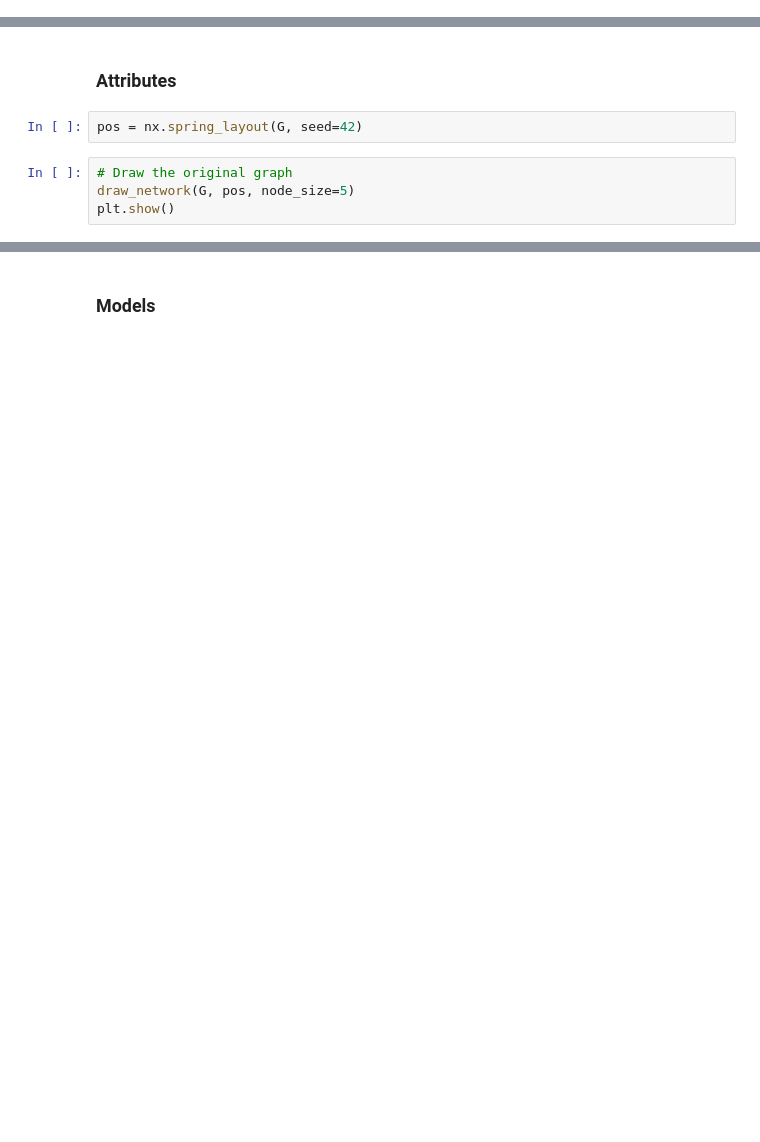
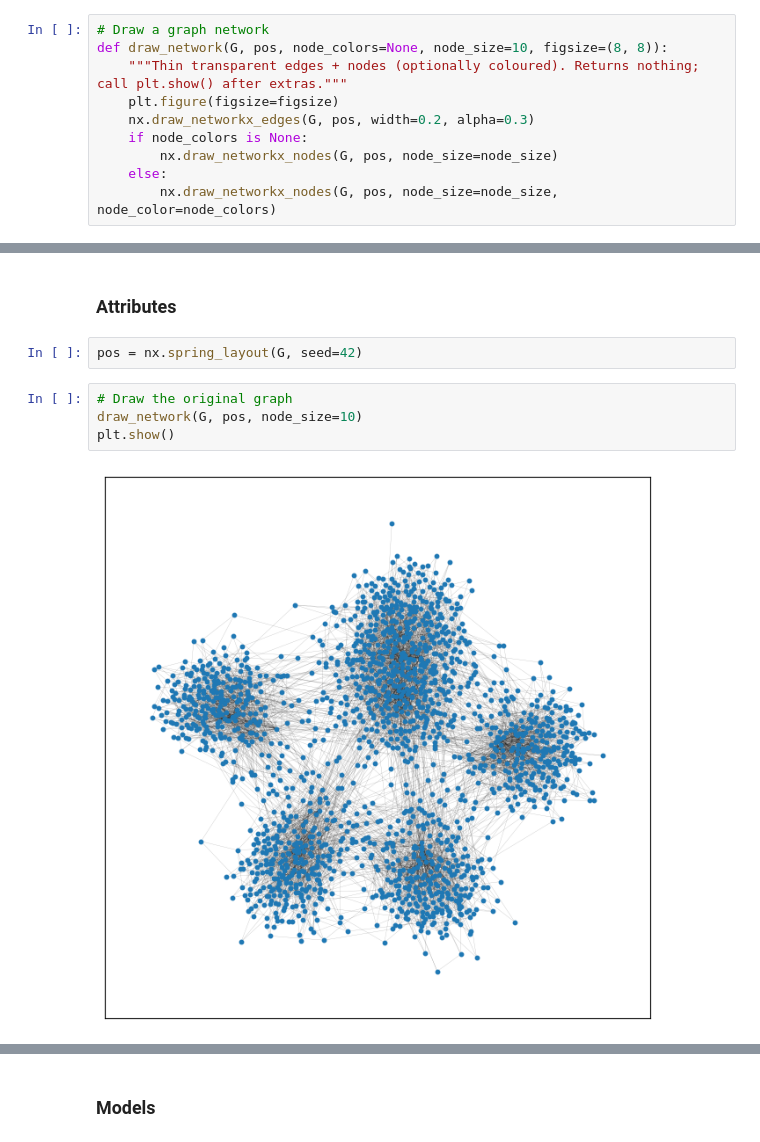
Before and after one commit to jacobgroot/FDS_2, a Jupyter notebook: assignment_2.ipynb, the cells around one changed output, grey strips where cells are left out. Saved outputs shown, nothing was run; the diff lists cells and outputs as text; blank space fills up the shorter version.

```diff
--- a/assignment_2.ipynb
+++ b/assignment_2.ipynb
@@ -47,0 +66,10 @@ nx.set_node_attributes(G, dict(zip(attrs.ID, attrs.attribute)), "attr")
+# %%
+# Draw a graph network
+def draw_network(G, pos, node_colors=None, node_size=10, figsize=(8, 8)):
+    """Thin transparent edges + nodes (optionally coloured). Returns nothing; call plt.show() after extras."""
+    plt.figure(figsize=figsize)
+    nx.draw_networkx_edges(G, pos, width=0.2, alpha=0.3)
+    if node_colors is None:
+        nx.draw_networkx_nodes(G, pos, node_size=node_size)
+    else:
+        nx.draw_networkx_nodes(G, pos, node_size=node_size, node_color=node_colors)
@@ -72,8 +176,10 @@ print(C)
 pos = nx.spring_layout(G, seed=42)
 # %%
 # Draw the original graph
-draw_network(G, pos, node_size=5)
+draw_network(G, pos, node_size=10)
 plt.show()
+# %% [output]
+[figure, added]
 # %%
 # Draw the graph coloured by attribute
 cats = sorted(attrs.attribute.unique())
```
Also changed, not shown: parts of 39 cells of this notebook, 5 other files.
